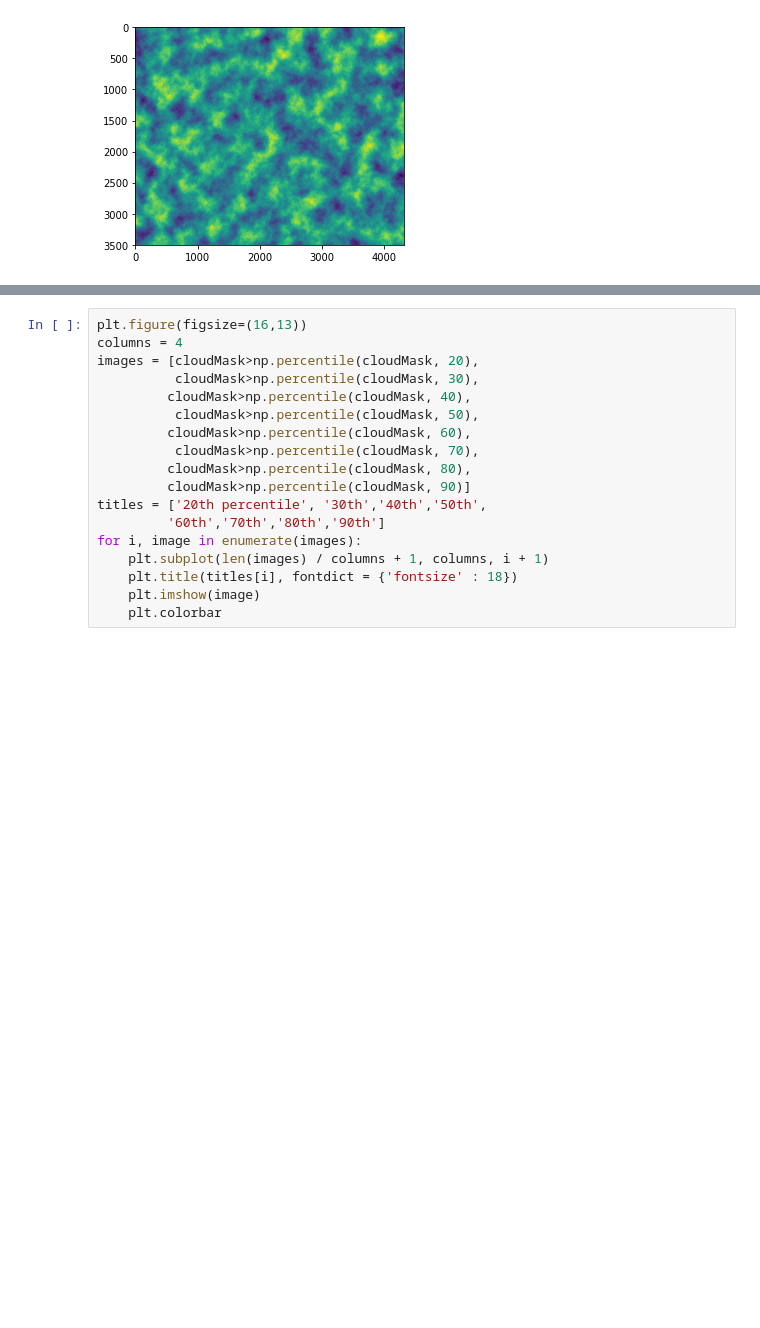
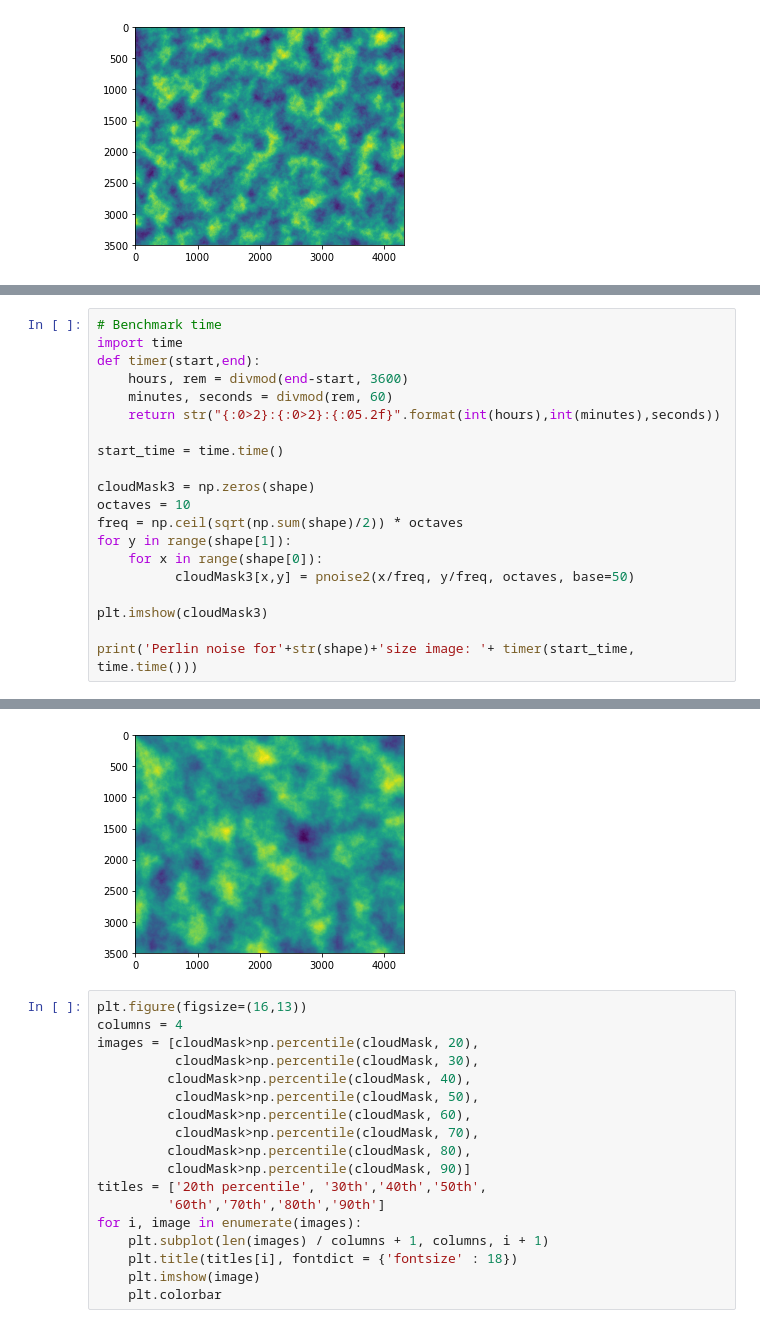
Before and after one commit to ianpdavies/cloudy_flood_prediction, a Jupyter notebook: notebooks/cloud_generation.ipynb, the cells around one changed output, grey strips where cells are left out. Cells and saved outputs as stored; diff of their text form; blank space fills up the shorter version.

```diff
--- a/notebooks/cloud_generation.ipynb
+++ b/notebooks/cloud_generation.ipynb
@@ -276,0 +277,21 @@ Perlin noise for(3501, 4322)size image: 00:00:47.46
+# %%
+# Benchmark time
+import time
+def timer(start,end):
+    hours, rem = divmod(end-start, 3600)
+    minutes, seconds = divmod(rem, 60)
+    return str("{:0>2}:{:0>2}:{:05.2f}".format(int(hours),int(minutes),seconds))
+
+start_time = time.time()
+
+cloudMask3 = np.zeros(shape)
+octaves = 10
+freq = np.ceil(sqrt(np.sum(shape)/2)) * octaves
+for y in range(shape[1]):
+    for x in range(shape[0]):
+          cloudMask3[x,y] = pnoise2(x/freq, y/freq, octaves, base=50)
+
+plt.imshow(cloudMask3)
+
+print('Perlin noise for'+str(shape)+'size image: '+ timer(start_time, time.time()))
+# %% [output]
@@ -277,3 +299,4 @@ Perlin noise for(3501, 4322)size image: 00:00:47.46
+[figure, added]
 # %%
 plt.figure(figsize=(16,13))
 columns = 4
```
Also changed, not shown: parts of 5 cells of this notebook.
